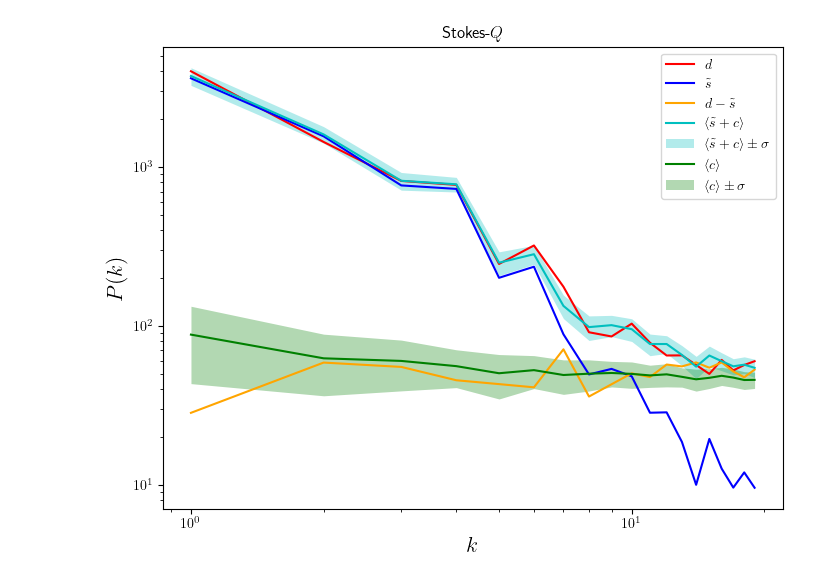
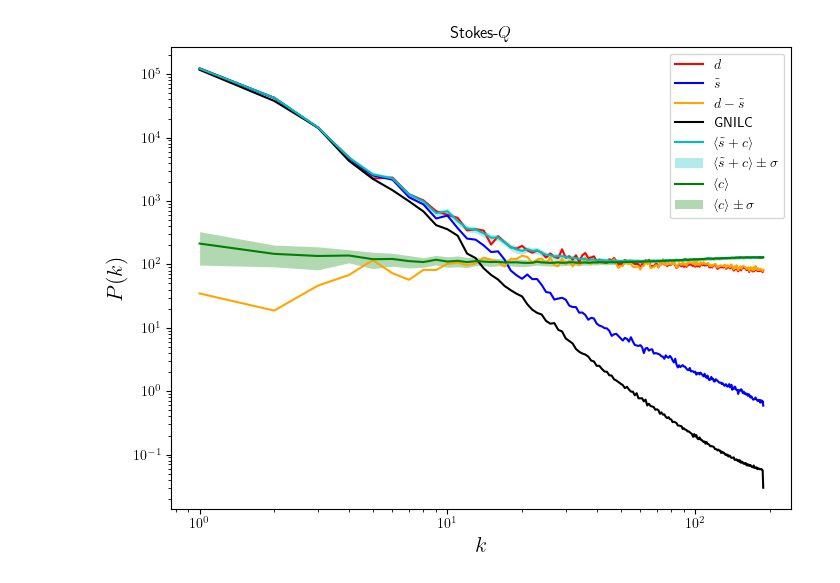
Before and after one commit to atsouros/ScatteringDenoising, a Jupyter notebook: planck_results_plot.ipynb, the cells around one changed output. Cells and saved outputs as stored; diff of their text form; code cells hidden in the pictures.

```diff
--- a/planck_results_plot.ipynb
+++ b/planck_results_plot.ipynb
@@ -59,5 +61,6 @@ def low_pass_filter(image, k_max):
 # %%
 # Define patch number
+k_max = None
 patch = "166"
 base_path = f"/Users/tsouros/Desktop/Planck data/BK_CMB_S4_north_patch/"
 # %%
@@ -77,6 +80,9 @@ nuisance = nuisance.squeeze(axis=2)
 i_path = glob.glob(f"{base_path}signal/patch_{patch}/patch_{patch}_I*.npy")[0]
 q_path = glob.glob(f"{base_path}signal/patch_{patch}/patch_{patch}_Q*.npy")[0]
 u_path = glob.glob(f"{base_path}signal/patch_{patch}/patch_{patch}_U*.npy")[0]
+
+q_path_GNILC = glob.glob(f"{base_path}GNILC/Q_GNILC_PR3_patch_{patch}_*.npy")[0]
+u_path_GNILC = glob.glob(f"{base_path}GNILC/U_GNILC_PR3_patch_{patch}_*.npy")[0]
 
 # Load it
 data_I = np.load(i_path)
@@ -89,15 +95,21 @@ data_Q = margin_crop(downsample(data_Q))
 # Load it
 data_U = np.load(u_path)
 data_U = margin_crop(downsample(data_U))
+
+Q_GNILC = np.load(q_path_GNILC)
+Q_GNILC = margin_crop(downsample(Q_GNILC))
+
+U_GNILC = np.load(u_path_GNILC)
+U_GNILC = margin_crop(downsample(U_GNILC))
 # %%
-denoised = np.load(f"/Users/tsouros/Desktop/ScatteringDenoising/image_denoised_patch_{patch}_2.npy")
+denoised = np.load(f"/Users/tsouros/Desktop/ScatteringDenoising/image_denoised_patch_{patch}_test.npy")
 # %%
 # image_I, image_Q, image_U = denoised[0], denoised[1], denoised[2]
 image_Q, image_U = margin_crop(denoised[0]), margin_crop(denoised[1])
 image_Q = low_pass_filter(image_Q, k_max = k_max)
 image_U = low_pass_filter(image_U, k_max = k_max)
 # %%
-def plot_PS(stokes, image_Q, image_U, data_Q, data_U, nuisance, k_max):
+def plot_PS(stokes, image_Q, image_U, data_Q, data_U, Q_GNILC, U_GNILC, nuisance, k_max):
     import numpy as np
     import matplotlib.pyplot as plt
 
@@ -106,42 +118,48 @@ def plot_PS(stokes, image_Q, image_U, data_Q, data_U, nuisance, k_max):
     if stokes == 'Q':
         image = image_Q
         data = data_Q
+        gnilc = Q_GNILC
         nuisances = nuisance[:, 0]
     else:
         image = image_U
         data = data_U
+        gnilc = U_GNILC
         nuisances = nuisance[:, 1]
 
     nx, ny = data.shape
     lam = 0.55
     image = denoising.filter_radial(np.array([image]), lambda k: k < nx * lam)[0]
 
-    # Compute P(d), P(s), P(d - \tilde{s})
+    # Compute power spectra
     k_data, P_data = utils.power_spectrum(data)
     k_image, P_image = utils.power_spectrum(image)
     k_noise, P_noise = utils.power_spectrum(data - image)
+    k_gnilc, P_gnilc = utils.power_spectrum(gnilc)
 
-    # Compute power spectra of nuisance realizations
+    # Nuisance
     k_all_c, P_c_all = zip(*[utils.power_spectrum(c) for c in nuisances])
-    k_ref = np.array(k_all_c[0])  # common k array for trimming
+    k_ref = np.array(k_all_c[0])
     P_c_all = np.array(P_c_all)
     P_c_mean = np.mean(P_c_all, axis=0)
     P_c_std = np.std(P_c_all, axis=0)
 
-    # Compute power spectra of s + c_i (in real space)
+    # s + c
     k_all_sc, P_sc_all = zip(*[utils.power_spectrum(image + c) for c in nuisances])
     P_sc_all = np.array(P_sc_all)
     P_sc_mean = np.mean(P_sc_all, axis=0)
     P_sc_std = np.std(P_sc_all, axis=0)
 
-    # Trim helper
     def trim(k, P):
-        mask = k_ref < k_max
-        return k[mask], P[mask]
+        if k_max is not None:
+            mask = k_ref < k_max
+            return k[mask], P[mask]
+        else:
+            return k, P
 
     k_data, P_data = trim(k_data, P_data)
     k_image, P_image = trim(k_image, P_image)
     k_noise, P_noise = trim(k_noise, P_noise)
+    k_gnilc, P_gnilc = trim(k_gnilc, P_gnilc)
     k_mean, P_sc_mean = trim(k_ref, P_sc_mean)
     _, P_sc_std = trim(k_ref, P_sc_std)
     _, P_c_mean = trim(k_ref, P_c_mean)
@@ -151,6 +169,7 @@ def plot_PS(stokes, image_Q, image_U, data_Q, data_U, nuisance, k_max):
     plt.loglog(k_data, P_data, label=r"$d$", c="r")
     plt.loglog(k_image, P_image, label=r"$\tilde{s}$", c="b")
     plt.loglog(k_noise, P_noise, label=r"$d - \tilde{s}$", c="orange")
+    plt.loglog(k_gnilc, P_gnilc, label=r"GNILC", c="k")
     plt.loglog(k_mean, P_sc_mean, label=r"$\langle \tilde{s} + c \rangle$", c="c")
     plt.fill_between(
         k_mean,
@@ -337,9 +360,9 @@ def plot_noise(stokes, image_Q, image_U, data_Q, data_U, nuisance, ran):
 # %%
 stokes = 'Q'
-plot_PS(stokes, image_Q, image_U, data_Q, data_U, nuisance, k_max = k_max)
-# plot_CS(stokes, image_Q, image_U, data_Q, data_U, nuisance)
+plot_PS(stokes, image_Q, image_U, data_Q, data_U, Q_GNILC, U_GNILC, nuisance, k_max = k_max)
+# plot_CS(stokes, image_Q, image_U, data_Q, data_U, nuisance, k_max = k_max)
 # %% [output]
-[figure, old version]
+[figure, new version]
 # %%
 # Plot for both Q and U
 ran = np.random.randint(len(nuisance))
```
Also changed, not shown: parts of 6 cells of this notebook, 21 other files.
